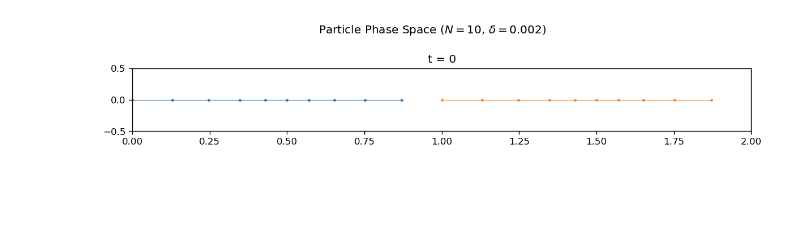
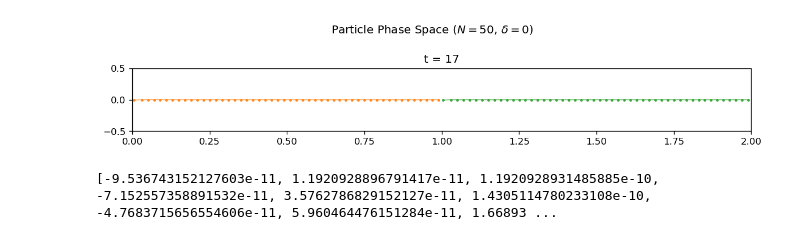
Before and after one commit to horaciomorenom/PlasmaModel, a Jupyter notebook: ColdStream.ipynb, the cells around one changed output. Cells and saved outputs as stored; diff of their text form; code cells hidden in the pictures; blank space fills up the shorter version.

```diff
--- a/ColdStream.ipynb
+++ b/ColdStream.ipynb
@@ -97,7 +97,7 @@ class Particle:
 
 
 
-    def update_position(self, dt):
+    def update_position(self, new_x):
         """
         Update the position of the particle based on its current velocity and the
         elapsed time using Euler's Method.
@@ -108,7 +108,7 @@ class Particle:
         Returns:
             None
         """
-        self.x = self.x + self.vel_hist[-2] * dt
+        self.x = new_x
         if self.x > 1: self.periods_traversed += 1
         if self.x < 0: self.periods_traversed -= 1
         self.x = self.x % 1
@@ -116,7 +116,7 @@ class Particle:
         self.period_hist.append(self.periods_traversed)
 
 
-    def update_velocity(self, dt):
+    def update_velocity(self, new_v):
         """
         Update the velocity of the particle based on the given acceleration and
         the elapsed time using Euler's Method.
@@ -128,8 +128,8 @@ class Particle:
         Returns:
             None
         """
-        if self.id != 1:
-            self.v += self.a * dt
+        if self.id != 1 or self.active:
+            self.v = new_v
         self.vel_hist.append(self.v)
 
     def update_acceleration(self, acceleration):
@@ -472,15 +523,20 @@ def kd(p1: float, p2: float, delta: float) -> float:
     if diff != 0: return 0.5 * diff / math.sqrt(diff**2 + delta**2)
     return 0
 # %%
-driver = Plasma_Evolver(10, 0.01, kd, gd, delta_in=0.002, insertion=True)
+driver = Plasma_Evolver(50, 0.01,epsilon_in=0 , delta_in=0, insertion=False, rk = False)
 
 
-tmax = 1
-#driver.evolve_plasma(tmax)
-driver.plot_particles([i for i in range(0,tmax + 1,2)], periods=2)
-#driver.plot_particles(zoom=True)
+tmax = 17
+driver.evolve_plasma(tmax)
+driver.plot_particles(periods=2)
+
+a = [p.vel_hist[1] for p in driver.plasma.values()]
+print(a)
+
+#driver.plot_particles([i for i in range(0,tmax + 1,4)], periods=2)
 # %% [output]
-[figure, old version]
+[figure, new version]
+[-9.536743152127603e-11, 1.1920928896791417e-11, 1.1920928931485885e-10, -7.152557358891532e-11, 3.5762786829152127e-11, 1.4305114780233108e-10, -4.7683715656554606e-11, 5.960464476151284e-11, 1.66893 ...
 # %%
 driver = Plasma_Evolver(50, 0.01, kd, gd, delta_in=0.002)
 
```
Also changed, not shown: parts of 4 cells of this notebook.
